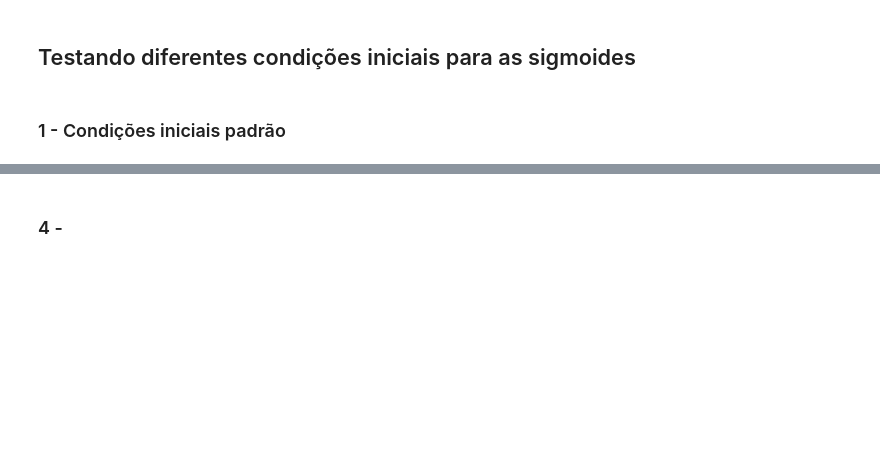
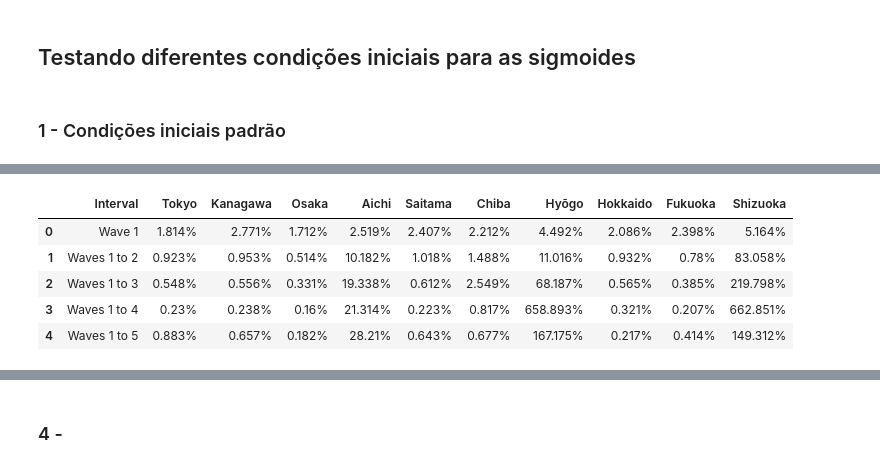
Before and after one commit to fpelogia/epid-models, a Jupyter notebook: TG_rascunho/estudo_tg_params.ipynb, the cells around one changed output, grey strips where cells are left out. Drawn from its saved outputs; the diff is of its cells as text; code cells hidden in the pictures; blank space fills up the shorter version.

```diff
--- a/TG_rascunho/estudo_tg_params.ipynb
+++ b/TG_rascunho/estudo_tg_params.ipynb
@@ -104,0 +229,10 @@ Sigmoid #6 - A0:2262.0530803193296 | tp0:653.5581599563408 | delta0:17.719356793
+# %%
+no_upd = rel_rmse_by_test
+pd.DataFrame(no_upd)
+# %% [output]
+|  | Interval | Tokyo | Kanagawa | Osaka | Aichi | Saitama | Chiba | Hyōgo | Hokkaido | Fukuoka | Shizuoka |
+| 0 | Wave 1 | 1.814% | 2.771% | 1.712% | 2.519% | 2.407% | 2.212% | 4.492% | 2.086% | 2.398% | 5.164% |
+| 1 | Waves 1 to 2 | 0.923% | 0.953% | 0.514% | 10.182% | 1.018% | 1.488% | 11.016% | 0.932% | 0.78% | 83.058% |
+| 2 | Waves 1 to 3 | 0.548% | 0.556% | 0.331% | 19.338% | 0.612% | 2.549% | 68.187% | 0.565% | 0.385% | 219.798% |
+| 3 | Waves 1 to 4 | 0.23% | 0.238% | 0.16% | 21.314% | 0.223% | 0.817% | 658.893% | 0.321% | 0.207% | 662.851% |
+| 4 | Waves 1 to 5 | 0.883% | 0.657% | 0.182% | 28.21% | 0.643% | 0.677% | 167.175% | 0.217% | 0.414% | 149.312% |
```
Also changed, not shown: parts of 23 cells of this notebook, 8 other files.
